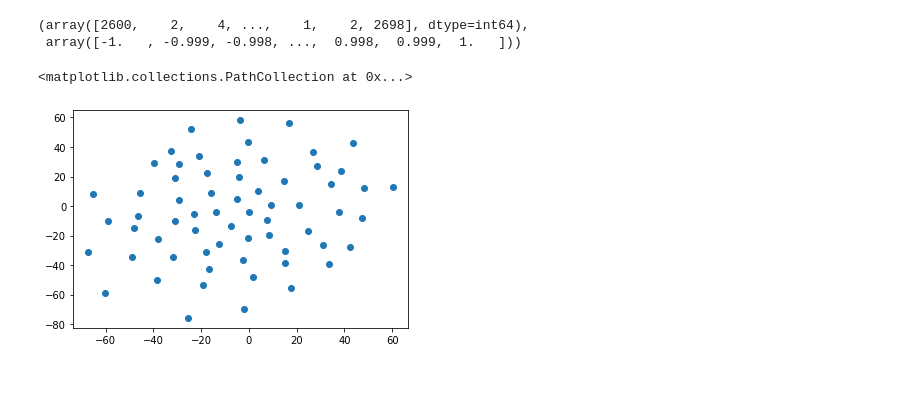
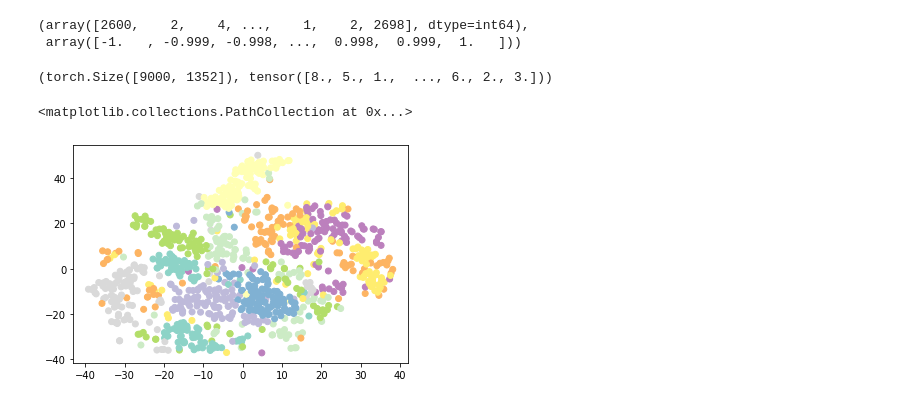
Before and after one commit to kclip/BayesBiSNN, a Jupyter notebook: BBSNN_notebook.ipynb, the cells around one changed output. Saved outputs shown, nothing was run; the diff lists cells and outputs as text; code cells hidden in the pictures.

```diff
--- a/BBSNN_notebook.ipynb
+++ b/BBSNN_notebook.ipynb
@@ -117,23 +118,47 @@ from sklearn.manifold import TSNE
 from data_preprocessing.load_data import get_batch_example
 # %%
 dataset = tables.open_file(r"C:\Users\K1804053\OneDrive - King's College London\PycharmProjects\datasets\mnist-dvs\mnist_dvs_events.hdf5")
+test_data = dataset.root.test
 train_data = dataset.root.train
+
 batch_size = 64
-idxs = np.random.choice(np.arange(9000), [batch_size])
-dt = 5000  # us
+
+dt = 1000  # us
 sample_length = 2000  # length of samples during training in ms
 T = int(sample_length * 1000 / dt)  # number of timesteps in a sample
 input_size = [676 * 2]
 n_classes = 10
-inputs, labels = get_batch_example(train_data, idxs, batch_size, T, n_classes, input_size, dt, 26, True)
+n_samples = 9000
+
+n_batchs = n_samples // batch_size + (1 - (n_samples % batch_size == 0))
+idx_avail = np.arange(n_samples)
+idxs_used = []
+
+inputs_ = torch.Tensor()
+labels_ = torch.Tensor()
+for i in range(n_batchs):
+    if (i == (n_batchs - 1)) & (n_samples % batch_size != 0):
+        batch_size_curr = n_samples % batch_size
+    else:
+        batch_size_curr = batch_size
+
+    idxs = np.random.choice(idx_avail, [batch_size_curr], replace=False)
+    idxs_used += list(idxs)
+    idx_avail = [j for j in idx_avail if j not in idxs_used]
+
+    inputs, labels = get_batch_example(train_data, idxs, batch_size_curr, T, n_classes, input_size, dt, 26, True)
+
+    inputs_ = torch.cat((inputs_, torch.sum(inputs, dim=1)/T))
+    labels_ = torch.cat((labels_, torch.argmax(torch.sum(labels, dim=-1)/T, dim=-1)))
-# %%
-inputs_ = torch.sum(inputs, dim=1).numpy()
-labels_ = torch.sum(labels, dim=-1).numpy()
+# %%
+inputs_.shape, labels_
+# %% [output]
+(torch.Size([9000, 1352]), tensor([8., 5., 1.,  ..., 6., 2., 3.]))
 # %%
 tsne = TSNE()
 test = tsne.fit_transform(inputs_, labels_)
 # %%
-plt.scatter(test[:, 0], test[:, 1])
+plt.scatter(test[:, 0], test[:, 1], c=labels_, cmap='Set3')
 # %% [output]
 <matplotlib.collections.PathCollection at 0x...>
-[figure, old version]
+[figure, new version]
```
Also changed, not shown: parts of 1 cell of this notebook, 2 other files.
